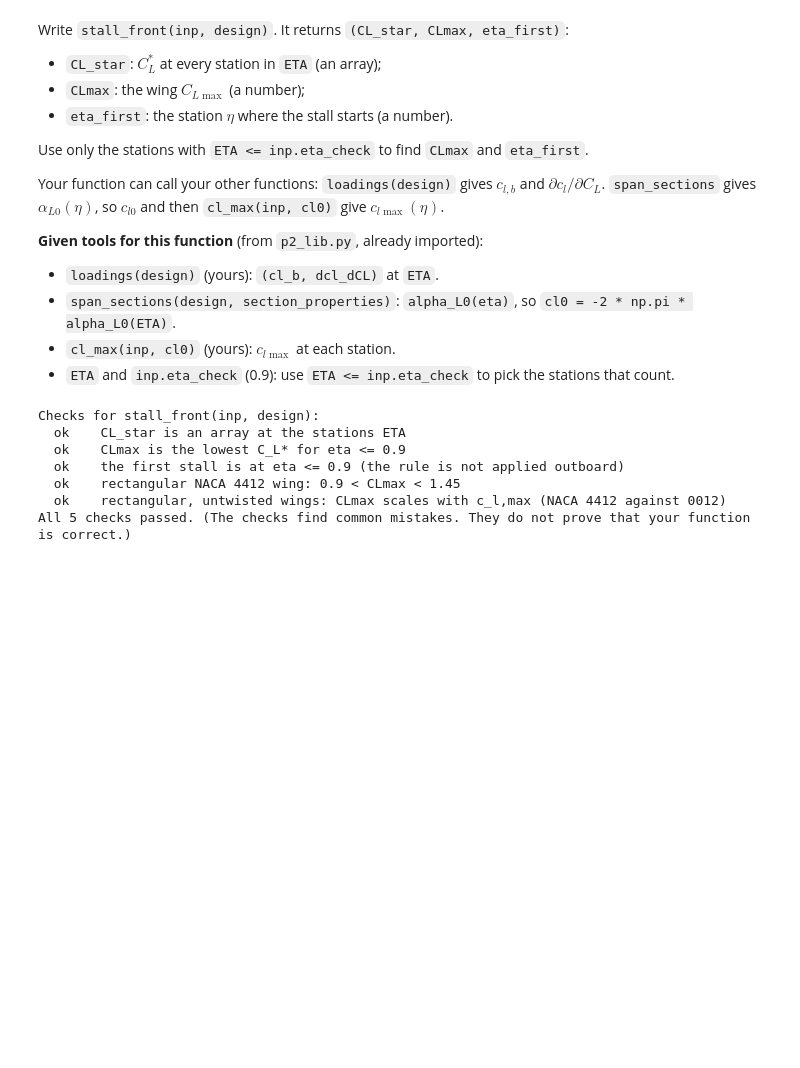
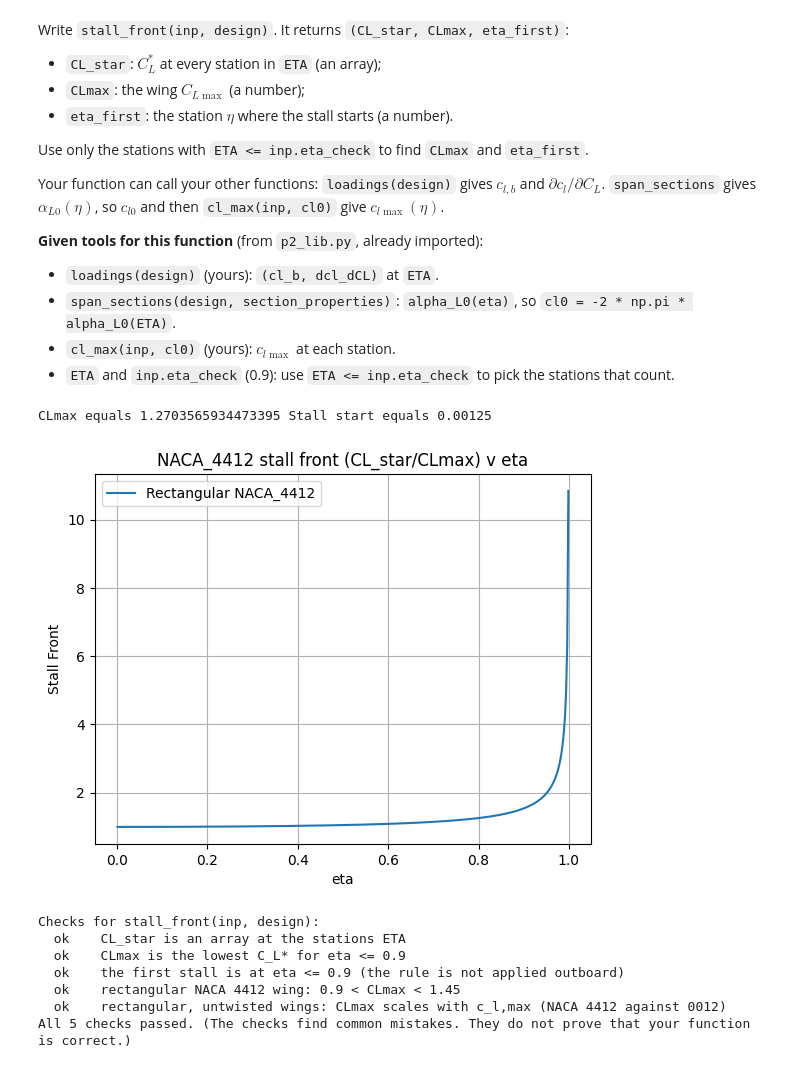
Before and after one commit to addievining-arch/16.100_Project_Design_parachute, a Jupyter notebook: P2/p2_starter.ipynb, the cells around one changed output. Drawn from its saved outputs; the diff is of its cells as text; code cells hidden in the pictures; blank space fills up the shorter version.

```diff
--- a/P2/p2_starter.ipynb
+++ b/P2/p2_starter.ipynb
@@ -285,33 +378,49 @@ Your function can call your other functions: `loadings(design)` gives $c_{l,b}$
 def stall_front(inp, design):
     """Stall front, handout Eq. (5).
 
     Returns (CL_star, CLmax, eta_first):
       CL_star   the wing C_L at which each station in ETA stalls (an array),
       CLmax     the lowest CL_star for eta <= inp.eta_check (a number),
       eta_first the station eta of that lowest value: where the stall starts.
 
     Tools to use:
       loadings(design) (yours) -> (cl_b, dcl_dCL) at ETA.
       span_sections(design, section_properties) -> alpha_L0(eta); cl0 = -2 pi alpha_L0(ETA).
       cl_max(inp, cl0) (yours) -> c_lmax at each station.
       ETA <= inp.eta_check picks the stations that count for CLmax and eta_first.
     """
     cl_b, dcl_dCL = loadings(design)
     alpha_L0, _ = span_sections(design, section_properties)
     cl0 = -2.0 * np.pi * np.asarray(alpha_L0(ETA))
     clmax = cl_max(inp, cl0)
 
     # Eq. (5): set cl_b + CL * dcl_dCL = clmax and solve for the wing CL
     CL_star = (clmax - cl_b) / dcl_dCL
 
     # Only stations inboard of eta_check count for CLmax and the stall start
     mask = ETA <= inp.eta_check
     idx = np.argmin(np.where(mask, CL_star, np.inf))
 
     CLmax = CL_star[idx]
     eta_first = ETA[idx]
 
     return CL_star, CLmax, eta_first
+
+n4412 = wings_c["rectangular"] #wings_c rectangular model is the same as specificied for this part
+CL_star, CLmax, eta_first = stall_front(inp, n4412)
+
+print("CLmax equals", CLmax, "Stall start equals", eta_first)
+
+plt.plot(ETA, CL_star/ CLmax, label = "Rectangular NACA_4412")
+plt.title("NACA_4412 stall front (CL_star/CLmax) v eta")
+plt.ylabel("Stall Front")
+plt.xlabel("eta")
+plt.grid()
+plt.legend()
+plt.show()
+# %% [output]
+CLmax equals 1.2703565934473395 Stall start equals 0.00125
+[figure, added]
 # %%
 check_stall_front(inp, stall_front, section_properties)
 # %% [output]
```
Also changed, not shown: parts of 6 cells of this notebook, 2 other files.
